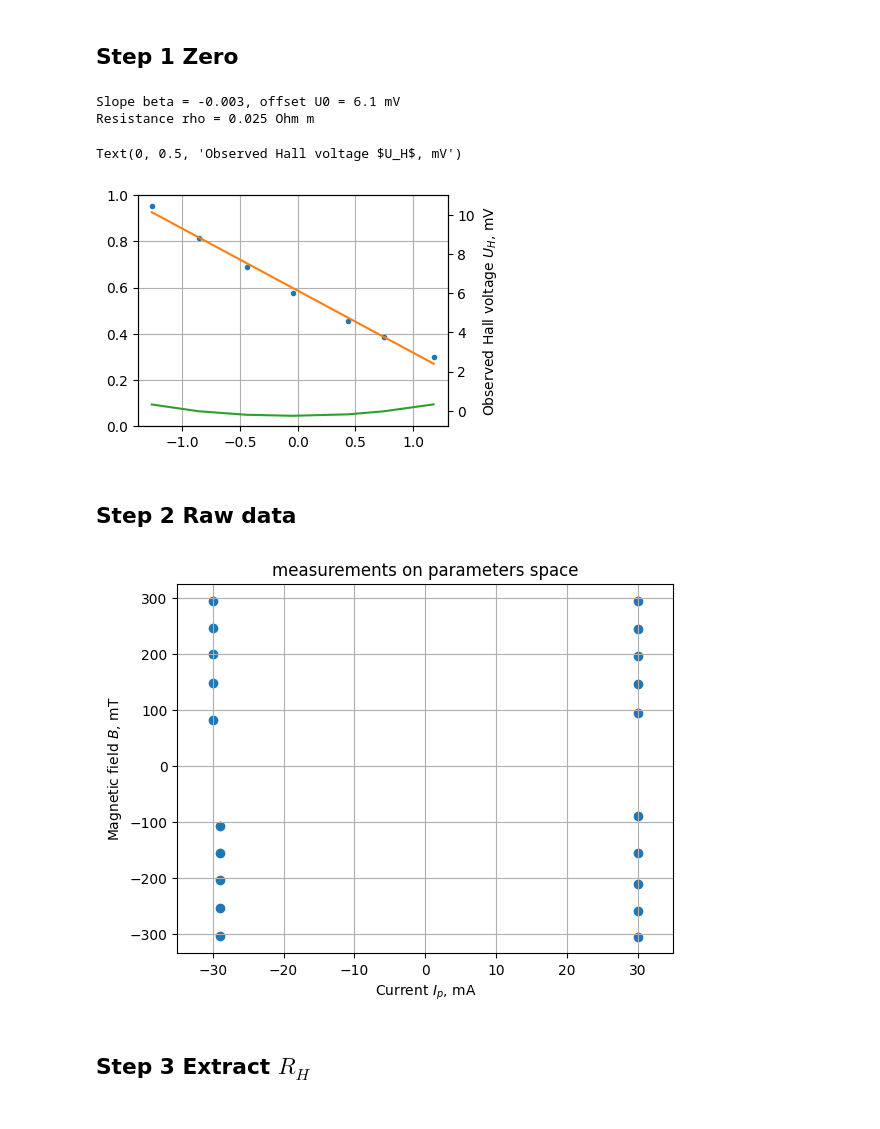
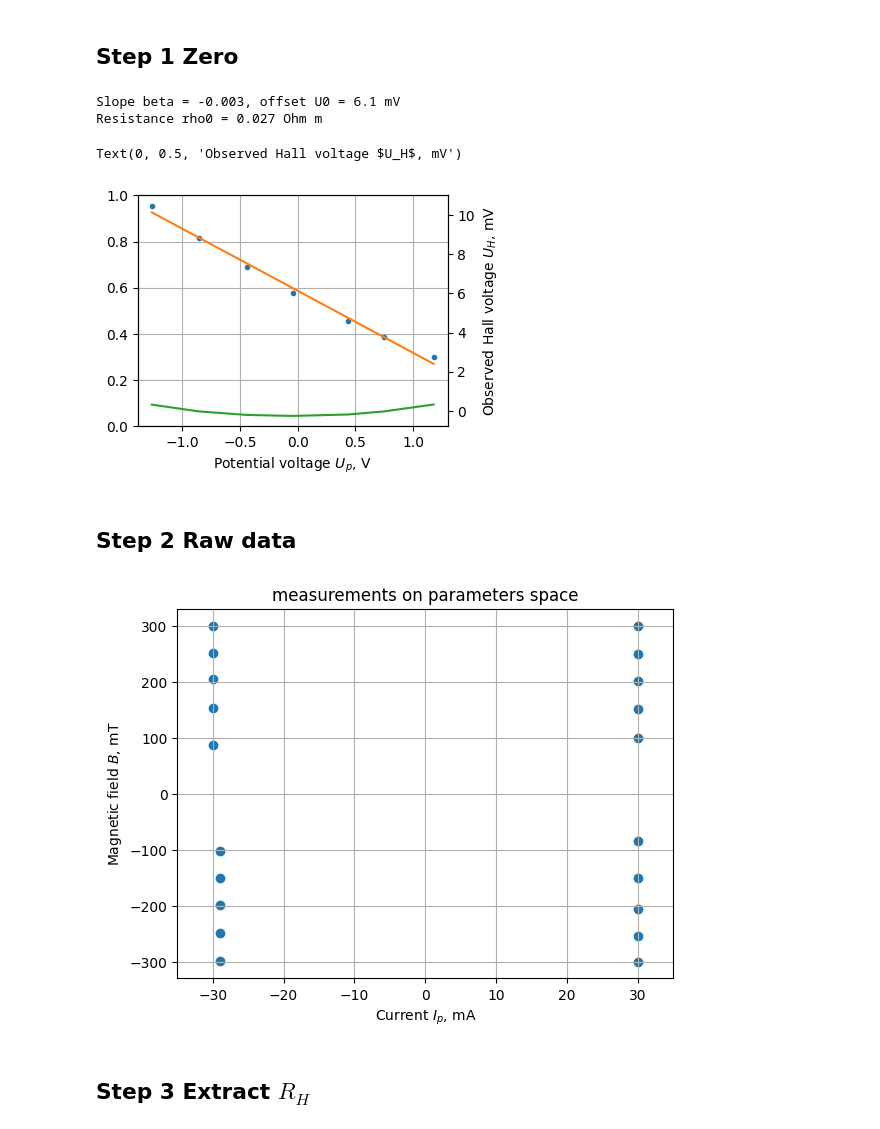
Before and after one commit to evgeny-kolonsky/Lab4, a Jupyter notebook: Hall/Hall_cold_measurements.ipynb, the cells around one changed output. Cells and saved outputs as stored; diff of their text form; code cells hidden in the pictures.

```diff
--- a/Hall/Hall_cold_measurements.ipynb
+++ b/Hall/Hall_cold_measurements.ipynb
@@ -343,38 +383,38 @@ Uh *= 1e-3
 
 # uncertaities
 Ip_err = 1e-3 #mA
 Ip_rel = Ip_err / Ip
 U_err = 1e3 #mV
 Uh_rel = U_err / Up
 
 
 fig, ax = plt.subplots(1, 1, figsize=(4, 3))
 ax1 = ax.twinx()
 fit_conductivity = linregress(Up, Ip)
 fit_leak = linregress(Up, Uh)
 beta, U0 = fit_leak.slope, fit_leak.intercept
 print(f'Slope beta = {beta:.3f}, offset U0 = {U0*1e3:.1f} mV')
 
 R = 1 /  fit_conductivity.slope
-rho = R * W * d / L
-print(f'Resistance rho = {rho:.3f} Ohm m')
+rho0 = R * W * d / L
+print(f'Resistance rho0 = {rho:.3f} Ohm m')
 
 #ax.plot(Up, Ip*1e3, '.')
 #ax.plot(Up, 1e3*(fit_conductivity.intercept + fit_conductivity.slope * Up))
-#ax.set_xlabel(r'Potential voltage $U_p$, V')
+ax.set_xlabel(r'Potential voltage $U_p$, V')
 #ax.set_ylabel(r"Current $I_p$, mA")
 ax.grid()
 
 
 ax1.plot(Up, Uh*1e3, '.')
 ax1.plot(Up, (beta*Up + U0)*1e3)
 ax1.plot(Up, Uh*1e3 - (beta*Up + U0)*1e3)
 ax1.set_ylabel(r"Observed Hall voltage $U_H$, mV")
 # %% [output]
 Slope beta = -0.003, offset U0 = 6.1 mV
-Resistance rho = 0.025 Ohm m
+Resistance rho0 = 0.027 Ohm m
 Text(0, 0.5, 'Observed Hall voltage $U_H$, mV')
-[figure, old version]
+[figure, new version]
 # %% [markdown]
 ## Step 2 Raw data
 # %%
@@ -405,7 +445,6 @@ Ip, Up, Uh, B = np.genfromtxt(data.splitlines()).T
 Ip *= 1e-3
 Up *= 1e-3
 Uh *= 1e-3
-B -= 5
 B  *= 1e-3
 
 # uncertaities
@@ -423,7 +462,7 @@ plt.title('measurements on parameters space')
 plt.xlim(-35, 35)
 plt.grid()
 # %% [output]
-[figure, old version]
+[figure, new version]
 # %% [markdown]
 ## Step 3 Extract $R_H$
 # %%
```
Also changed, not shown: parts of 12 cells of this notebook.
